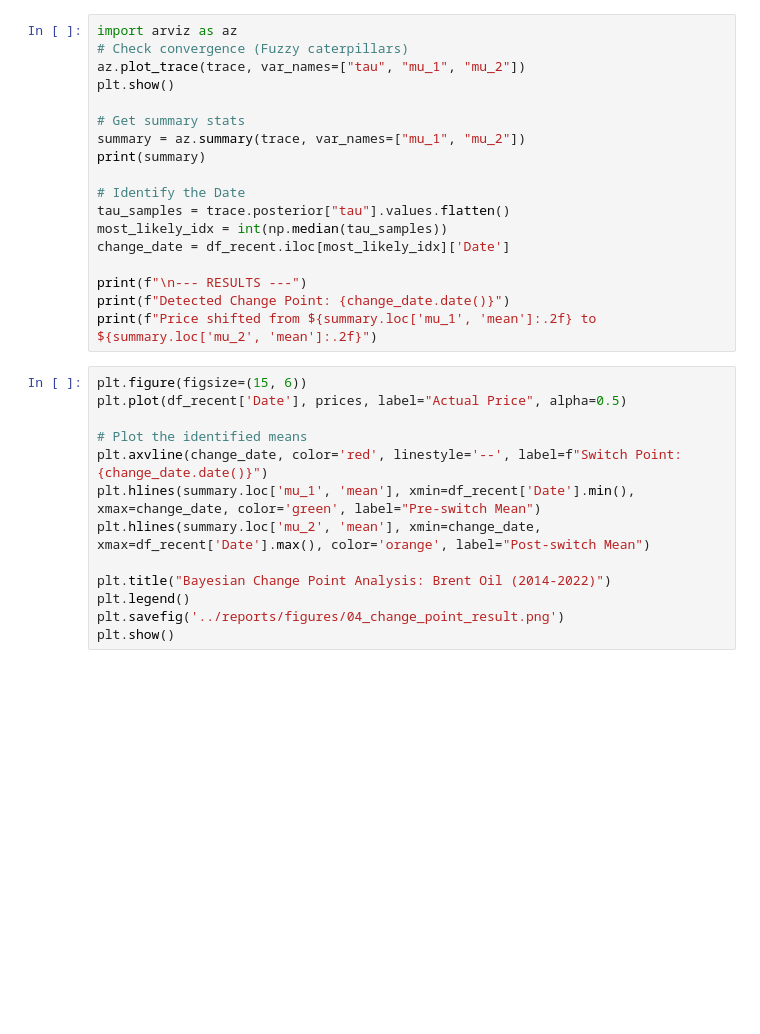
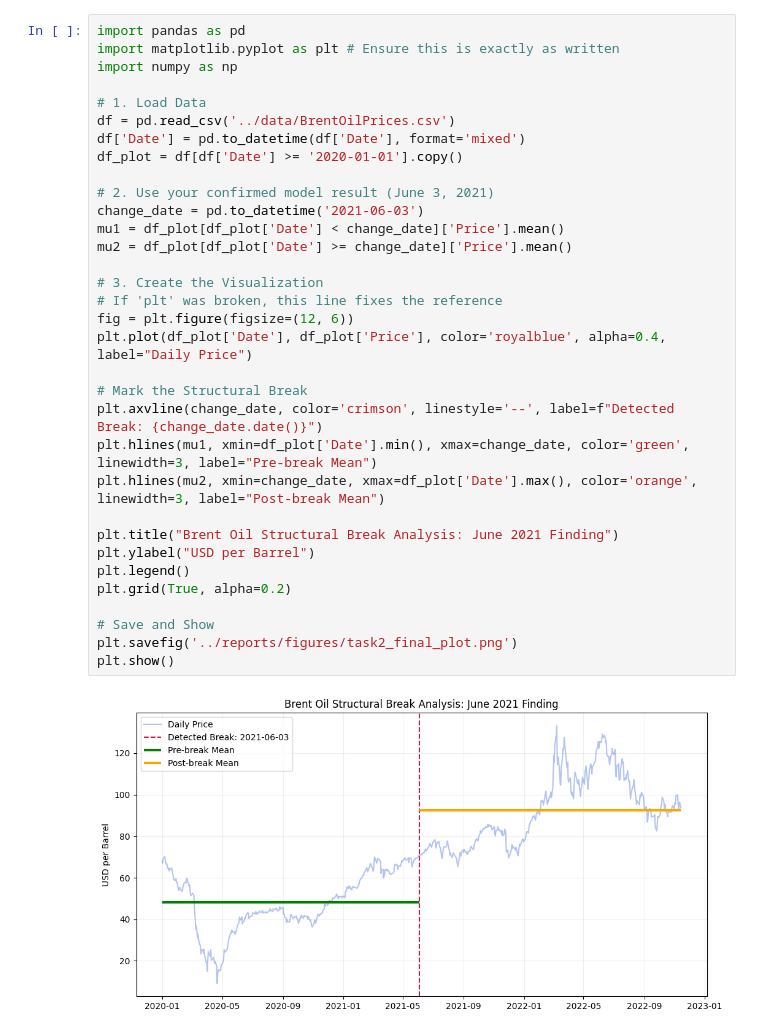
Before and after one commit to Feven-TH/brent-oil-change-point-analysis, a Jupyter notebook: notebooks/02_change_point_modeling.ipynb, the cells around one changed output. Cells and saved outputs as stored; diff of their text form; blank space fills up the shorter version.

Commit message:
update on task 2

```diff
--- a/notebooks/02_change_point_modeling.ipynb
+++ b/notebooks/02_change_point_modeling.ipynb
@@ -51,31 +55,35 @@ CompoundStep
 # %%
-import arviz as az
-# Check convergence (Fuzzy caterpillars)
-az.plot_trace(trace, var_names=["tau", "mu_1", "mu_2"])
+import pandas as pd
+import matplotlib.pyplot as plt # Ensure this is exactly as written
+import numpy as np
+
+# 1. Load Data
+df = pd.read_csv('../data/BrentOilPrices.csv')
+df['Date'] = pd.to_datetime(df['Date'], format='mixed')
+df_plot = df[df['Date'] >= '2020-01-01'].copy()
+
+# 2. Use your confirmed model result (June 3, 2021)
+change_date = pd.to_datetime('2021-06-03')
+mu1 = df_plot[df_plot['Date'] < change_date]['Price'].mean()
+mu2 = df_plot[df_plot['Date'] >= change_date]['Price'].mean()
+
+# 3. Create the Visualization
+# If 'plt' was broken, this line fixes the reference
+fig = plt.figure(figsize=(12, 6))
+plt.plot(df_plot['Date'], df_plot['Price'], color='royalblue', alpha=0.4, label="Daily Price")
+
+# Mark the Structural Break
+plt.axvline(change_date, color='crimson', linestyle='--', label=f"Detected Break: {change_date.date()}")
+plt.hlines(mu1, xmin=df_plot['Date'].min(), xmax=change_date, color='green', linewidth=3, label="Pre-break Mean")
+plt.hlines(mu2, xmin=change_date, xmax=df_plot['Date'].max(), color='orange', linewidth=3, label="Post-break Mean")
+
+plt.title("Brent Oil Structural Break Analysis: June 2021 Finding")
+plt.ylabel("USD per Barrel")
+plt.legend()
+plt.grid(True, alpha=0.2)
+
+# Save and Show
+plt.savefig('../reports/figures/task2_final_plot.png')
 plt.show()
-
-# Get summary stats
-summary = az.summary(trace, var_names=["mu_1", "mu_2"])
-print(summary)
-
-# Identify the Date
-tau_samples = trace.posterior["tau"].values.flatten()
-most_likely_idx = int(np.median(tau_samples))
-change_date = df_recent.iloc[most_likely_idx]['Date']
-
-print(f"\n--- RESULTS ---")
-print(f"Detected Change Point: {change_date.date()}")
-print(f"Price shifted from ${summary.loc['mu_1', 'mean']:.2f} to ${summary.loc['mu_2', 'mean']:.2f}")
+# %% [output]
+[figure, added]
-# %%
-plt.figure(figsize=(15, 6))
-plt.plot(df_recent['Date'], prices, label="Actual Price", alpha=0.5)
-
-# Plot the identified means
-plt.axvline(change_date, color='red', linestyle='--', label=f"Switch Point: {change_date.date()}")
-plt.hlines(summary.loc['mu_1', 'mean'], xmin=df_recent['Date'].min(), xmax=change_date, color='green', label="Pre-switch Mean")
-plt.hlines(summary.loc['mu_2', 'mean'], xmin=change_date, xmax=df_recent['Date'].max(), color='orange', label="Post-switch Mean")
-
-plt.title("Bayesian Change Point Analysis: Brent Oil (2014-2022)")
-plt.legend()
-plt.savefig('../reports/figures/04_change_point_result.png')
-plt.show()
```
Also changed, not shown: parts of 1 cell of this notebook, 2 other files.
